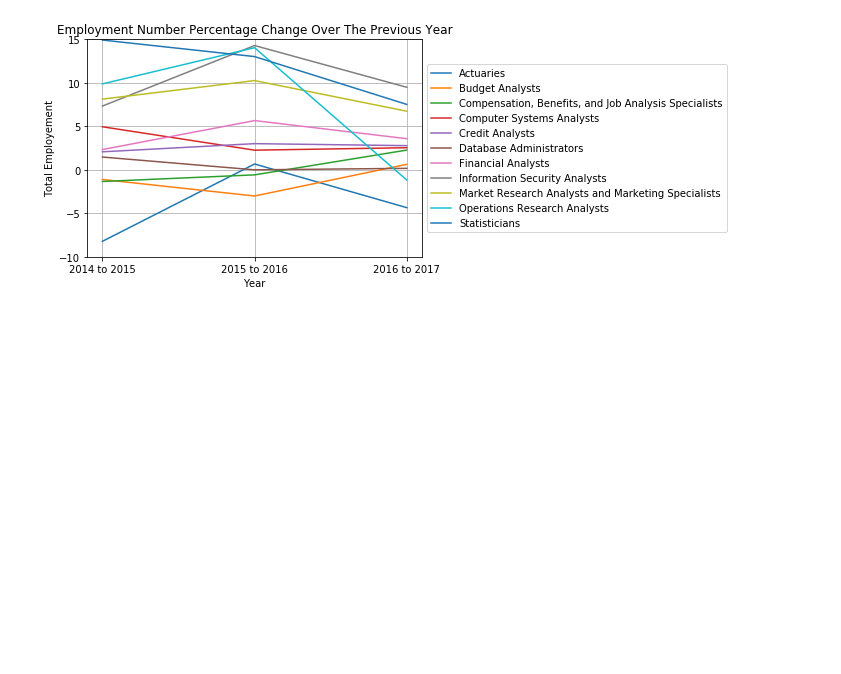
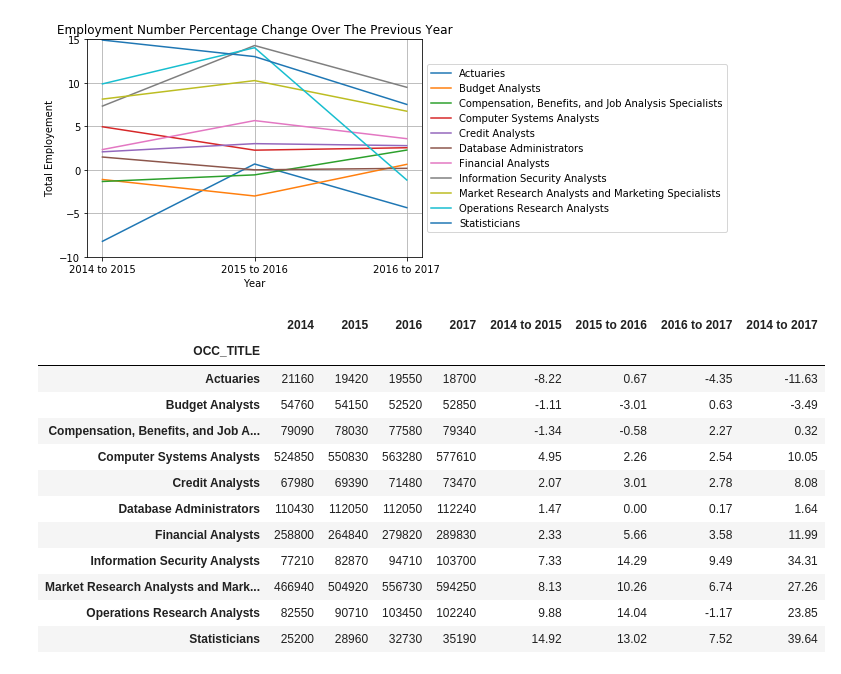
Before and after one commit to phillkev/Project--1, a Jupyter notebook: bls_employeement.ipynb, the cells around one changed output. Saved outputs shown, nothing was run; the diff lists cells and outputs as text; code cells hidden in the pictures; blank space fills up the shorter version.

```diff
--- a/bls_employeement.ipynb
+++ b/bls_employeement.ipynb
@@ -214,2 +231,20 @@ plt.savefig("TotalEmployment_OccupationPercentChange.png")
 # %% [output]
 [figure]
+# %%
+# Employment number percentage change from 2014 to 2017
+emp_df['2014 to 2017'] = ((emp_df['2017'] - emp_df['2014'])/emp_df['2014']*100).round(2)
+emp_df
+# %% [output]
+|  | 2014 | 2015 | 2016 | 2017 | 2014 to 2015 | 2015 to 2016 | 2016 to 2017 | 2014 to 2017 |
+| OCC_TITLE |  |  |  |  |  |  |  |  |
+| Actuaries | 21160 | 19420 | 19550 | 18700 | -8.22 | 0.67 | -4.35 | -11.63 |
+| Budget Analysts | 54760 | 54150 | 52520 | 52850 | -1.11 | -3.01 | 0.63 | -3.49 |
+| Compensation, Benefits, and Job A... | 79090 | 78030 | 77580 | 79340 | -1.34 | -0.58 | 2.27 | 0.32 |
+| Computer Systems Analysts | 524850 | 550830 | 563280 | 577610 | 4.95 | 2.26 | 2.54 | 10.05 |
+| Credit Analysts | 67980 | 69390 | 71480 | 73470 | 2.07 | 3.01 | 2.78 | 8.08 |
+| Database Administrators | 110430 | 112050 | 112050 | 112240 | 1.47 | 0.00 | 0.17 | 1.64 |
+| Financial Analysts | 258800 | 264840 | 279820 | 289830 | 2.33 | 5.66 | 3.58 | 11.99 |
+| Information Security Analysts | 77210 | 82870 | 94710 | 103700 | 7.33 | 14.29 | 9.49 | 34.31 |
+| Market Research Analysts and Mark... | 466940 | 504920 | 556730 | 594250 | 8.13 | 10.26 | 6.74 | 27.26 |
+| Operations Research Analysts | 82550 | 90710 | 103450 | 102240 | 9.88 | 14.04 | -1.17 | 23.85 |
+| Statisticians | 25200 | 28960 | 32730 | 35190 | 14.92 | 13.02 | 7.52 | 39.64 |
```
Also changed, not shown: parts of 5 cells of this notebook, 1 other file.
